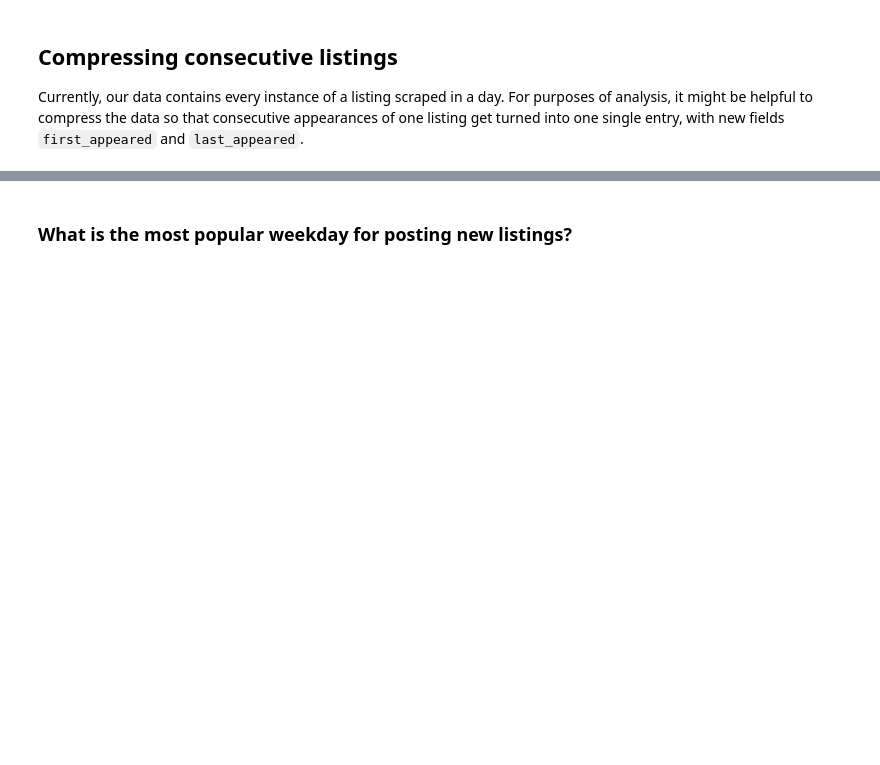
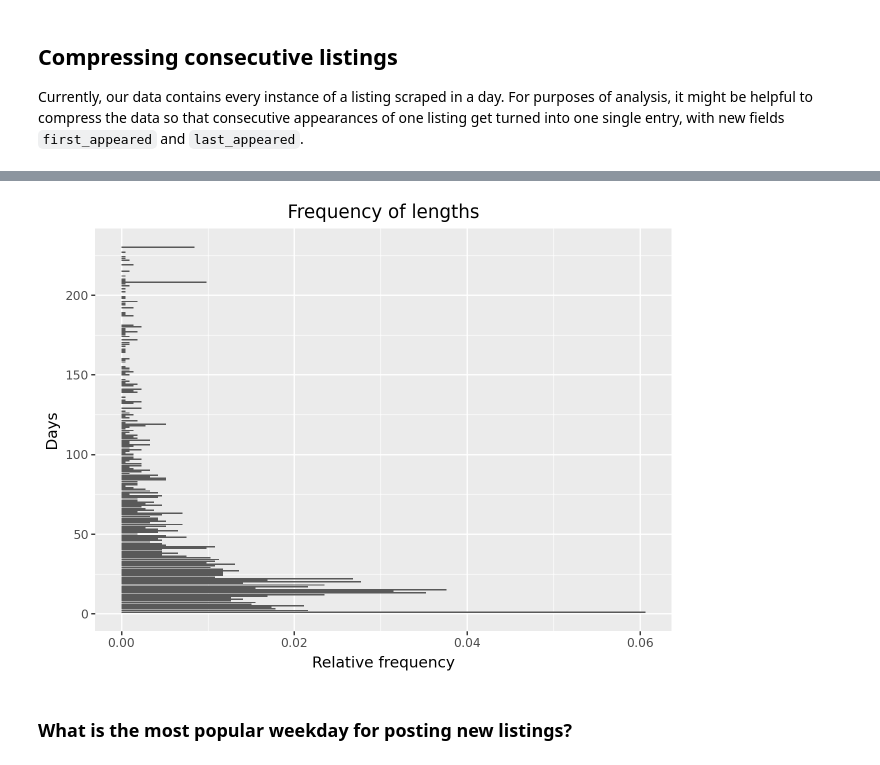
Before and after one commit to m2ger2020/listings, a Jupyter notebook: projekt.ipynb, the cells around one changed output, grey strips where cells are left out. Cells and saved outputs as stored; diff of their text form; code cells hidden in the pictures; blank space fills up the shorter version.

```diff
--- a/projekt.ipynb
+++ b/projekt.ipynb
@@ -358,2 +330,14 @@ df
+# %%
+( p9.ggplot(
+    data=df,
+    mapping=p9.aes(x='length',y=p9.after_stat('count / np.sum(count)'))
+)
++ p9.geom_bar()
++ p9.labs(x='Days',y='Relative frequency')
++ p9.coord_flip()
++ p9.ggtitle("Frequency of lengths")
+)
+# %% [output]
+[figure, added]
 # %% [markdown]
 ### What is the most popular weekday for posting new listings?
```
Also changed, not shown: parts of 21 cells of this notebook.
